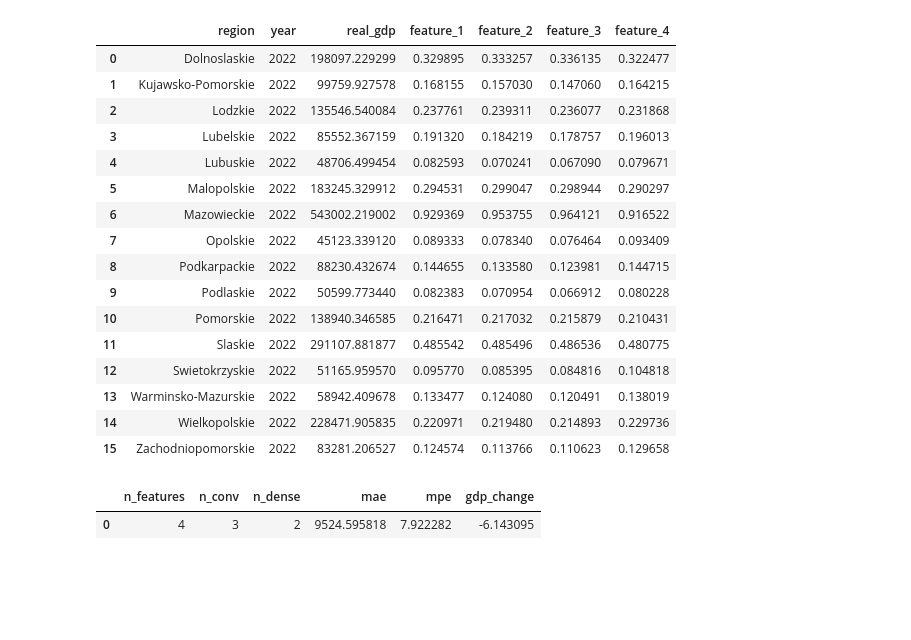
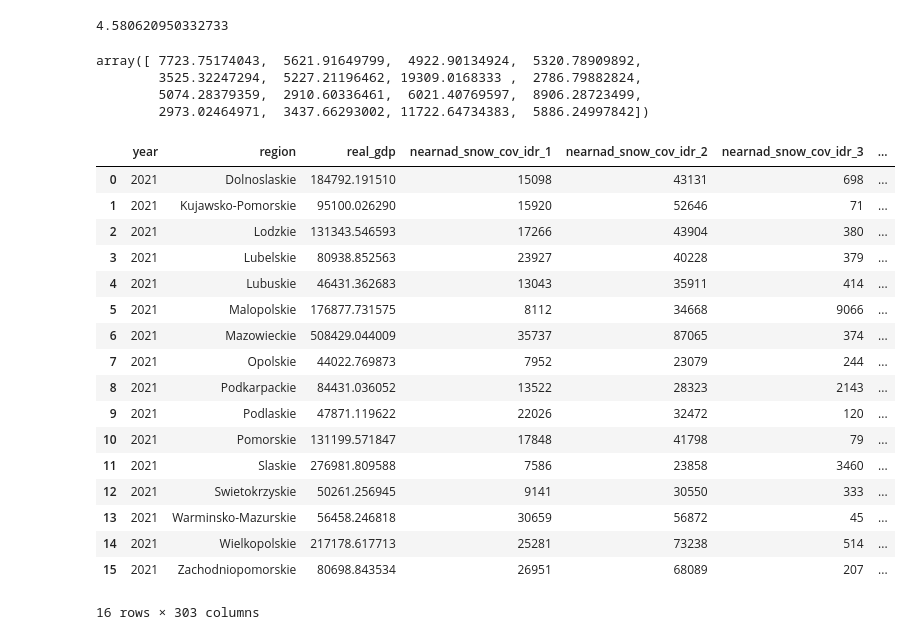
Before and after one commit to lollex90/masters-diss, a Jupyter notebook: poland_check.ipynb, the cells around one changed output. Drawn from its saved outputs; the diff is of its cells as text; code cells hidden in the pictures; blank space fills up the shorter version.

Commit message:
poland check done

```diff
--- a/poland_check.ipynb
+++ b/poland_check.ipynb
@@ -176,25 +133,32 @@ metrics
-# %%
-poland_2022
-# %% [output]
-|  | region | year | real_gdp | feature_1 | feature_2 | feature_3 | feature_4 |
-| 0 | Dolnoslaskie | 2022 | 198097.229299 | 0.329895 | 0.333257 | 0.336135 | 0.322477 |
-| 1 | Kujawsko-Pomorskie | 2022 | 99759.927578 | 0.168155 | 0.157030 | 0.147060 | 0.164215 |
-| 2 | Lodzkie | 2022 | 135546.540084 | 0.237761 | 0.239311 | 0.236077 | 0.231868 |
-| 3 | Lubelskie | 2022 | 85552.367159 | 0.191320 | 0.184219 | 0.178757 | 0.196013 |
-| 4 | Lubuskie | 2022 | 48706.499454 | 0.082593 | 0.070241 | 0.067090 | 0.079671 |
-| 5 | Malopolskie | 2022 | 183245.329912 | 0.294531 | 0.299047 | 0.298944 | 0.290297 |
-| 6 | Mazowieckie | 2022 | 543002.219002 | 0.929369 | 0.953755 | 0.964121 | 0.916522 |
-| 7 | Opolskie | 2022 | 45123.339120 | 0.089333 | 0.078340 | 0.076464 | 0.093409 |
-| 8 | Podkarpackie | 2022 | 88230.432674 | 0.144655 | 0.133580 | 0.123981 | 0.144715 |
-| 9 | Podlaskie | 2022 | 50599.773440 | 0.082383 | 0.070954 | 0.066912 | 0.080228 |
-| 10 | Pomorskie | 2022 | 138940.346585 | 0.216471 | 0.217032 | 0.215879 | 0.210431 |
-| 11 | Slaskie | 2022 | 291107.881877 | 0.485542 | 0.485496 | 0.486536 | 0.480775 |
-| 12 | Swietokrzyskie | 2022 | 51165.959570 | 0.095770 | 0.085395 | 0.084816 | 0.104818 |
-| 13 | Warminsko-Mazurskie | 2022 | 58942.409678 | 0.133477 | 0.124080 | 0.120491 | 0.138019 |
-| 14 | Wielkopolskie | 2022 | 228471.905835 | 0.220971 | 0.219480 | 0.214893 | 0.229736 |
-| 15 | Zachodniopomorskie | 2022 | 83281.206527 | 0.124574 | 0.113766 | 0.110623 | 0.129658 |
-# %%
-cnn_results
-# %% [output]
-|  | n_features | n_conv | n_dense | mae | mpe | gdp_change |
-| 0 | 4 | 3 | 2 | 9524.595818 | 7.922282 | -6.143095 |
+# %%
+sum(y_pred)/poland_2021["real_gdp"].sum()*100
+# %% [output]
+4.580620950332733
+# %%
+y_pred
+# %% [output]
+array([ 7723.75174043,  5621.91649799,  4922.90134924,  5320.78909892,
+        3525.32247294,  5227.21196462, 19309.0168333 ,  2786.79882824,
+        5074.28379359,  2910.60336461,  6021.40769597,  8906.28723499,
+        2973.02464971,  3437.66293002, 11722.64734383,  5886.24997842])
+# %%
+poland_2021
+# %% [output]
+|  | year | region | real_gdp | nearnad_snow_cov_idr_1 | nearnad_snow_cov_idr_2 | nearnad_snow_cov_idr_3 | ... |
+| 0 | 2021 | Dolnoslaskie | 184792.191510 | 15098 | 43131 | 698 | ... |
+| 1 | 2021 | Kujawsko-Pomorskie | 95100.026290 | 15920 | 52646 | 71 | ... |
+| 2 | 2021 | Lodzkie | 131343.546593 | 17266 | 43904 | 380 | ... |
+| 3 | 2021 | Lubelskie | 80938.852563 | 23927 | 40228 | 379 | ... |
+| 4 | 2021 | Lubuskie | 46431.362683 | 13043 | 35911 | 414 | ... |
+| 5 | 2021 | Malopolskie | 176877.731575 | 8112 | 34668 | 9066 | ... |
+| 6 | 2021 | Mazowieckie | 508429.044009 | 35737 | 87065 | 374 | ... |
+| 7 | 2021 | Opolskie | 44022.769873 | 7952 | 23079 | 244 | ... |
+| 8 | 2021 | Podkarpackie | 84431.036052 | 13522 | 28323 | 2143 | ... |
+| 9 | 2021 | Podlaskie | 47871.119622 | 22026 | 32472 | 120 | ... |
+| 10 | 2021 | Pomorskie | 131199.571847 | 17848 | 41798 | 79 | ... |
+| 11 | 2021 | Slaskie | 276981.809588 | 7586 | 23858 | 3460 | ... |
+| 12 | 2021 | Swietokrzyskie | 50261.256945 | 9141 | 30550 | 333 | ... |
+| 13 | 2021 | Warminsko-Mazurskie | 56458.246818 | 30659 | 56872 | 45 | ... |
+| 14 | 2021 | Wielkopolskie | 217178.617713 | 25281 | 73238 | 514 | ... |
+| 15 | 2021 | Zachodniopomorskie | 80698.843534 | 26951 | 68089 | 207 | ... |
+16 rows × 303 columns
```
Also changed, not shown: parts of 4 cells of this notebook.
